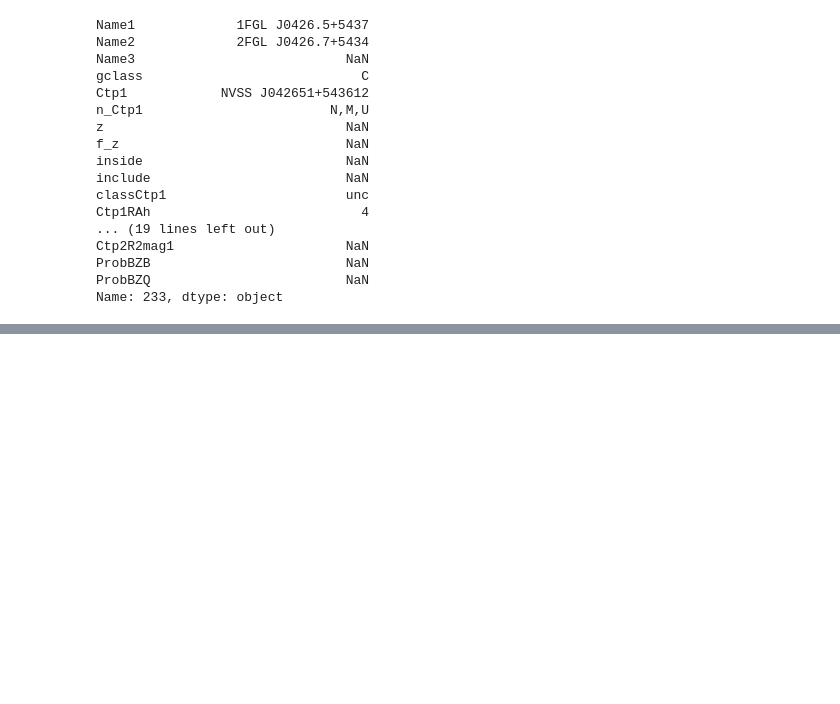
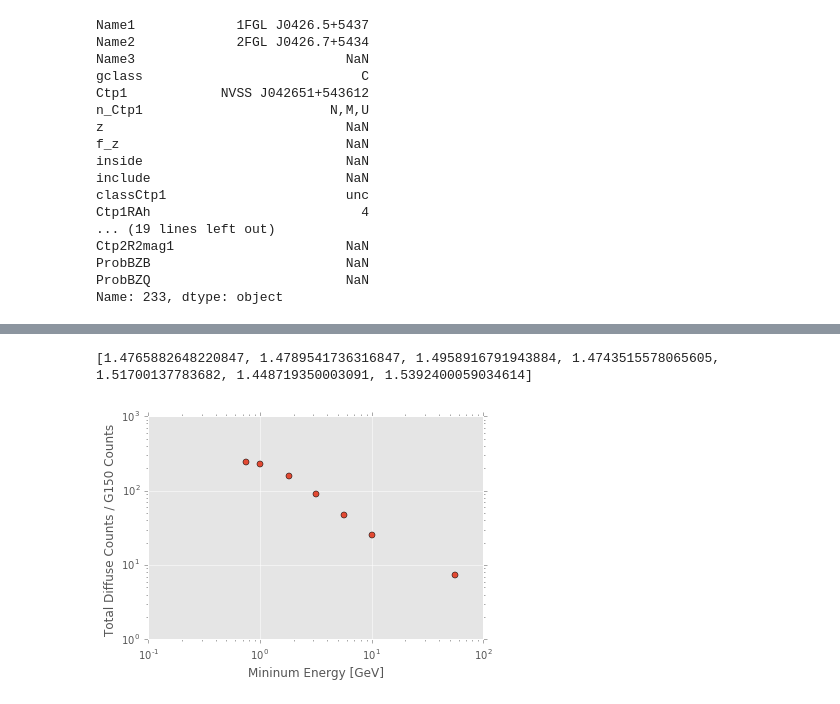
Before and after one commit to bbw7561135/ipynbs, a Jupyter notebook: G150.3+4.5.ipynb, the cells around one changed output, grey strips where cells are left out. Drawn from its saved outputs; the diff is of its cells as text; code cells hidden in the pictures; blank space fills up the shorter version.

Commit message:
G150 different energy plots
-Added various plots showing differences between the different energy
range fits
-Resid TS map at 1 GeV with extents + errors overlaid

```diff
--- a/G150.3+4.5.ipynb
+++ b/G150.3+4.5.ipynb
@@ -391,0 +421,32 @@ Name: 233, dtype: object
+# %%
+Disk = True # just get Disk results, else get Disk and Edisk
+if Disk:
+    g150yamls = {[p for p in os.path.abspath(dirpath).split('/') if p.endswith('gev')][0]:os.path.join(dirpath, f) for dirpath, dirnames, files in os.walk(g150Dir) if not 'EllipticalDisk' in dirpath for f in fnmatch.filter(files, 'results_G150.3+4.5.yaml' %locals())}
+elif Disk = False:
+    g150yamls = {[p for p in os.path.abspath(dirpath).split('/') if p.endswith('gev')][0]:os.path.join(dirpath, f) for dirpath, dirnames, files in os.walk(g150Dir) if 'EllipticalDisk' in dirpath for f in fnmatch.filter(files, 'results_G150.3+4.5.yaml' %locals())}
+    #g150dats = {[p for p in os.path.abspath(dirpath).split('/') if p.endswith('gev')][0]os.path.join(dirpath, f) for dirpath, dirnames, files in os.walk(g150Dir) for f in fnmatch.filter(files, 'G150.3+4.5*.dat' %locals())}
+#sbpls = [os.path.dirname(i) for i in g150dats if 'SBPL' in i]
+#for i in sbpls:
+#    g150dats.remove(os.path.join(i,'G150.3+4.5.dat'))
+# %%
+#make a pandas dataPanel with all the yaml
+
+if 'resPan' in locals():
+    del resPan
+if os.path.exists('g150resPan.dat'):
+    print 'g150 panel already exists, load pickled file'
+    resPan = pd.io.pickle.read_pickle('g150resPan.dat')
+else:
+    for reg, yam in g150yamls.items():
+        resYaml = yaml.load(open(yam))
+        for i,j in resYaml.items(): #
+            if type(j) is list:
+                idx = ['it'+str(x) for x,_ in enumerate(j)]
+                resYaml[i] = pd.Series(j,name = i,index = idx)
+        df = pd.DataFrame(resYaml)
+        if not 'resPan' in locals():
+            resPan = pd.Panel.from_dict({reg: df})
+        else:
+            resPan = pd.concat([resPan,pd.Panel.from_dict({reg: df})])
+
+    resPan.to_pickle('g150resPan.dat') #save the panel in case I want to use it again.
@@ -391,0 +544,10 @@ Name: 233, dtype: object
+# %%
+#plot
+plt.loglog(x,ratD,'o')
+plt.xlabel('Mininum Energy [GeV]')
+plt.ylabel('Total Diffuse Counts / G150 Counts ')
+
+print sigD
+# %% [output]
+[1.4765882648220847, 1.4789541736316847, 1.4958916791943884, 1.4743515578065605, 1.51700137783682, 1.448719350003091, 1.5392400059034614]
+[figure, added]
```
Also changed, not shown: parts of 21 cells of this notebook.
